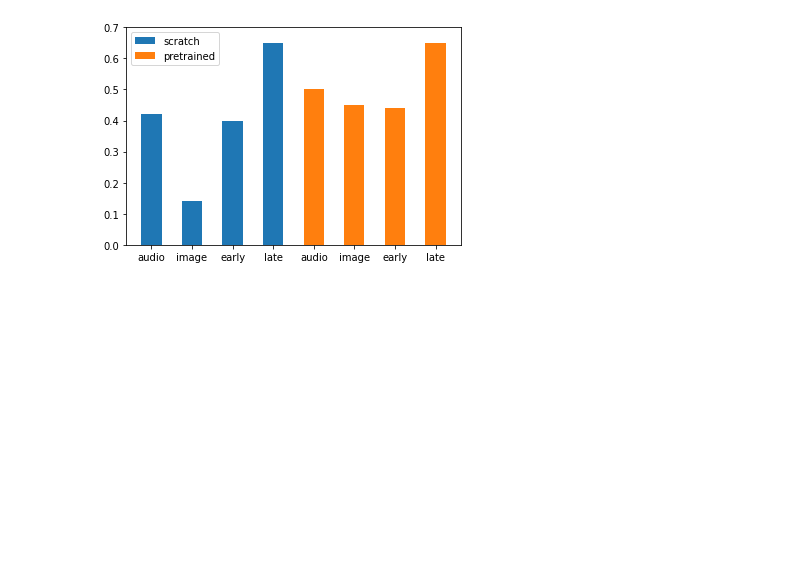
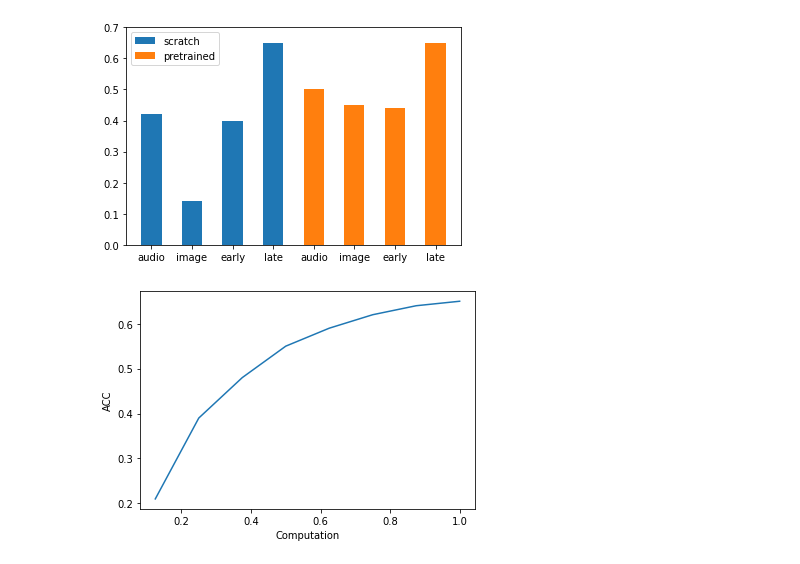
Before and after one commit to lixinghe1999/multi_modal, a Jupyter notebook: plot.ipynb, the cells around one changed output. Saved outputs shown, nothing was run; the diff lists cells and outputs as text; code cells hidden in the pictures; blank space fills up the shorter version.

```diff
--- a/plot.ipynb
+++ b/plot.ipynb
@@ -98,3 +100,12 @@ plt.xticks(range(len(scratch) + len(pretrained)), ['audio', 'image', 'early', 'l
 plt.show()
 # %% [output]
 [figure]
+# %%
+computation = [i/8 for i in range(1, 8+1)]
+acc = [0.21, 0.39, 0.48, 0.55, 0.59, 0.62, 0.64, 0.65]
+plt.plot(computation, acc)
+plt.ylabel('ACC')
+plt.xlabel('Computation')
+plt.show()
+# %% [output]
+[figure, added]
```
Also changed, not shown: parts of 1 cell of this notebook, 2 other files.
